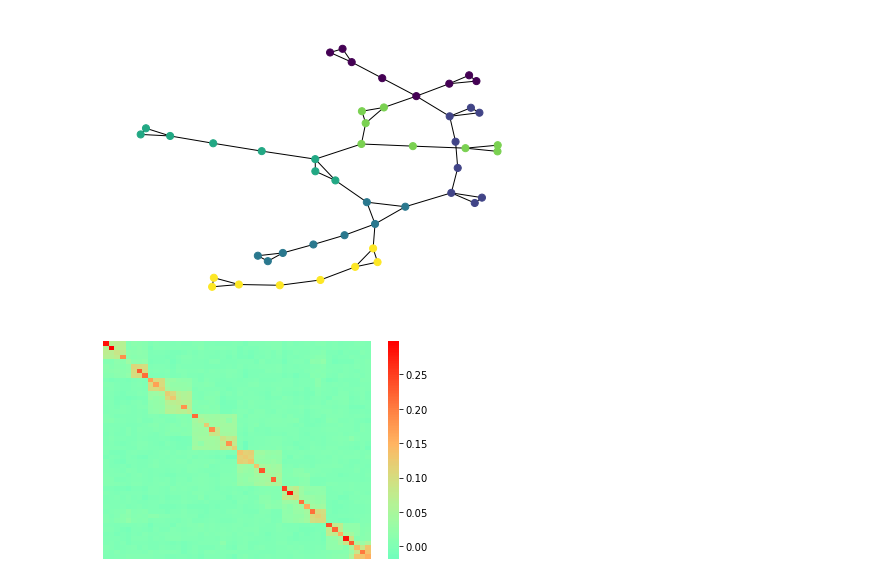
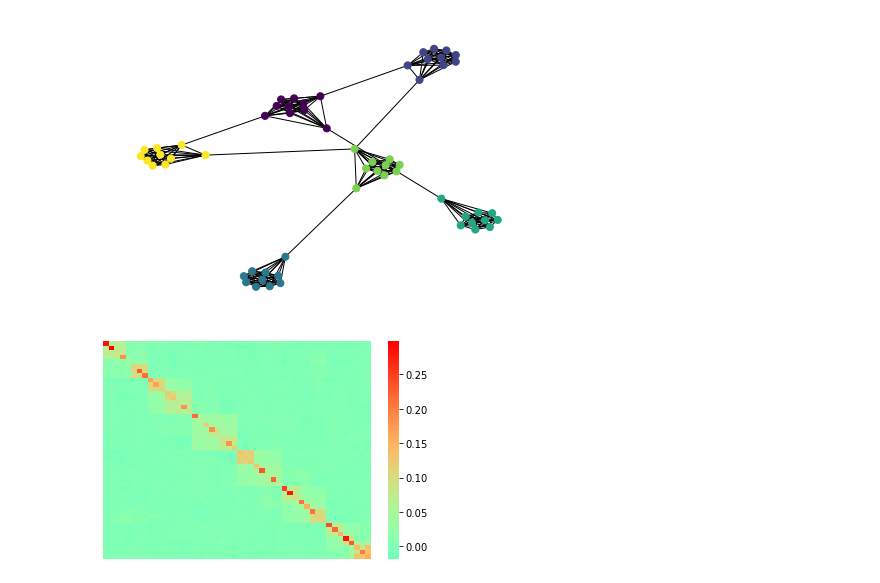
Before and after one commit to ShannaLiu/RSP, a Jupyter notebook: Select_cluster/Test_sym_sel.ipynb, the cells around one changed output. Cells and saved outputs as stored; diff of their text form; code cells hidden in the pictures.

```diff
--- a/Select_cluster/Test_sym_sel.ipynb
+++ b/Select_cluster/Test_sym_sel.ipynb
@@ -7,18 +7,18 @@ from util import *
 from loss import *
 from Estimator import *
 # %%
-list_shapes = ['nx.barbell_graph'] * 6
-list_shapes_args = [[3,2]]*6
+list_shapes = ['nx.complete_graph'] * 6
+list_shapes_args = [[10]]*6
 graph_type = 'nx.connected_watts_strogatz_graph'
 graph_args = [6, 2, 0.4]
 G, Gg, group_label, shape_label, shape_dist = synthetic_graph_generator(list_shapes, list_shapes_args, graph_type, graph_args, \
     plot=True, plot_color='group_label', savefig=False, root=None, figname=None)
 L, D, Gamma = graph_to_mat(G)
 node_features, group_mean = synthetic_feature_generator(group_label, num_features=20, std=1.0, save=False, root=False)
 node_features = node_features.numpy()
 group_mean = group_mean.numpy()
 # %% [output]
-[figure, old version]
+[figure, new version]
 # %%
 sele = symElastEstimator(l1=10, l2=10, l3=0, Gamma=Gamma, D=D, method='cp', solver='SCS', diag_pen=False)
 sele.fit(node_features, maxiter=1000)
```
Also changed, not shown: parts of 24 cells of this notebook.
